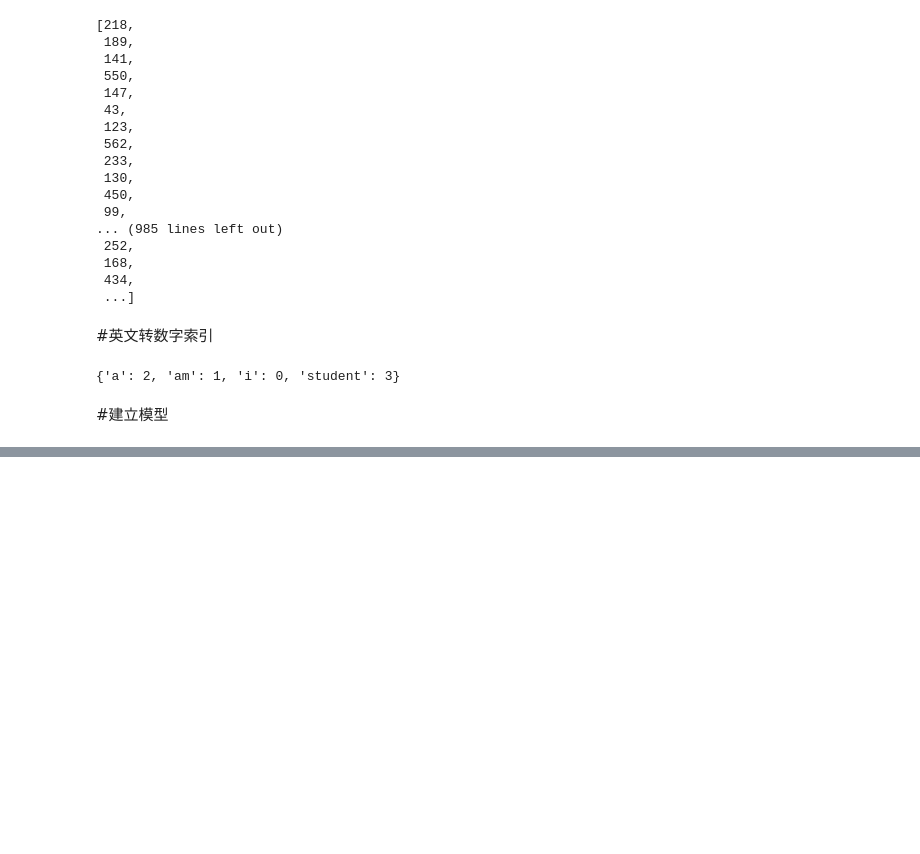
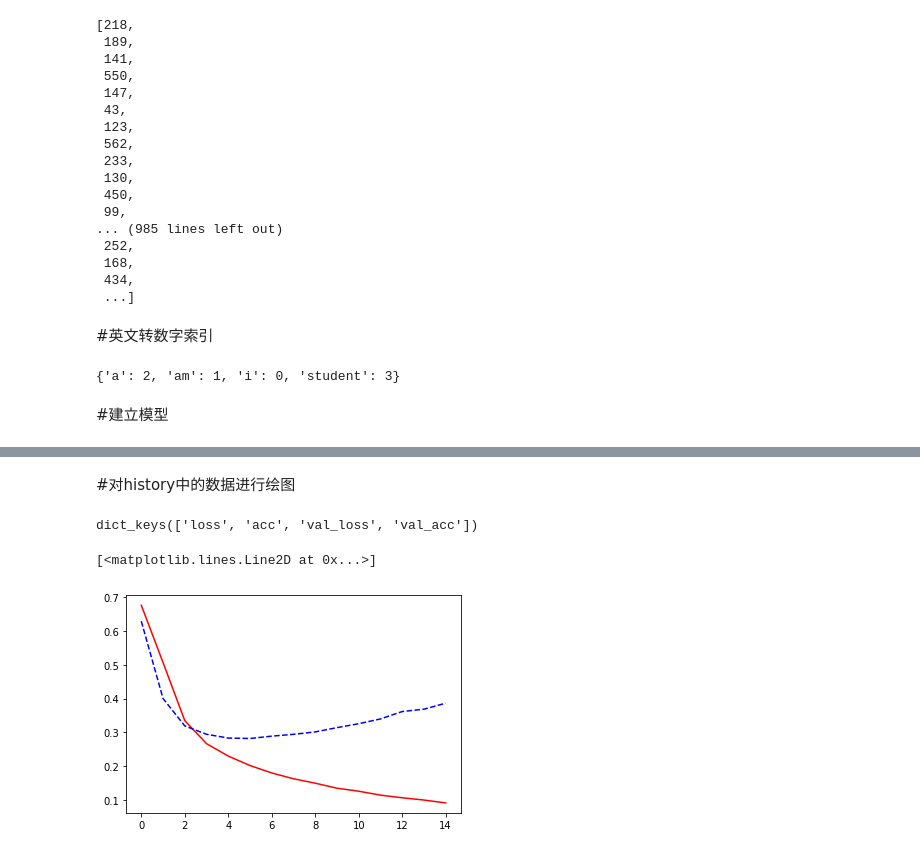
Before and after one commit to sunyingjian/study-tensorflow, a Jupyter notebook: tf_keras序列问题.ipynb, the cells around one changed output, grey strips where cells are left out. Drawn from its saved outputs; the diff is of its cells as text; code cells hidden in the pictures; blank space fills up the shorter version.

```diff
--- a/tf_keras序列问题.ipynb
+++ b/tf_keras序列问题.ipynb
@@ -110,8 +110,12 @@ model.add(layers.Embedding(10000,50,input_length=300))
 #我们只有把他们变成二维的才能add接下来的Dense层
 #所以我们在这里添加一个flatten层
 #现在的情况是这样的(2500,300,50)的向量
-model.add(layers.Flatten())
-model.add(layers.Dense(128,activation='relu'))
+model.add(layers.GlobalAveragePooling1D())
+model.add(layers.Dense(64,activation='relu',
+                       kernel_regularizer=regularizers.l2(0.01)),
+                    activity_regularizer=regularizers.l1(0.01))
+#这里就是在进行正则化操作
+model.add(layers.Dropout(0.5))
 model.add(layers.Dense(1,activation='sigmoid'))
 #因为这里是一个二分类问题所以他的最后一层输出
 #就是输出了1个out 激活函数采用的sigmoid
@@ -142,7 +131,7 @@ model.compile(optimizer=tf.keras.optimizers.Adam(learning_rate=0.001),
 #binary_corssentropy
 # %%
 #训练模型
-model.fit(x_train,y_train,epochs=15,batch_size=256,
+history=model.fit(x_train,y_train,epochs=15,batch_size=256,
           validation_data=(x_test,y_test))
 #所以我们看到这个fit中首先是要有训练集的然后是epoch 还有我们一次扔多少进去
 #还有我们加了valiadton_data进行测试集的操作
@@ -167,0 +156,18 @@ Epoch 15/15
+# %% [markdown]
+#对history中的数据进行绘图
+# %%
+history.history.keys()
+# %% [output]
+dict_keys(['loss', 'acc', 'val_loss', 'val_acc'])
+# %%
+import matplotlib.pyplot as plt
+%matplotlib inline
+#魔术命令
+#看一下值的变化
+plt.plot(history.epoch,history.history['loss'],'r')
+#这里是epoch做横坐标，loss损失函数做纵坐标并且是红色的
+plt.plot(history.epoch,history.history['val_loss'],'b--')
+#这里是测试机的
+# %% [output]
+[<matplotlib.lines.Line2D at 0x...>]
+[figure, added]
```
Also changed, not shown: parts of 4 cells of this notebook.
